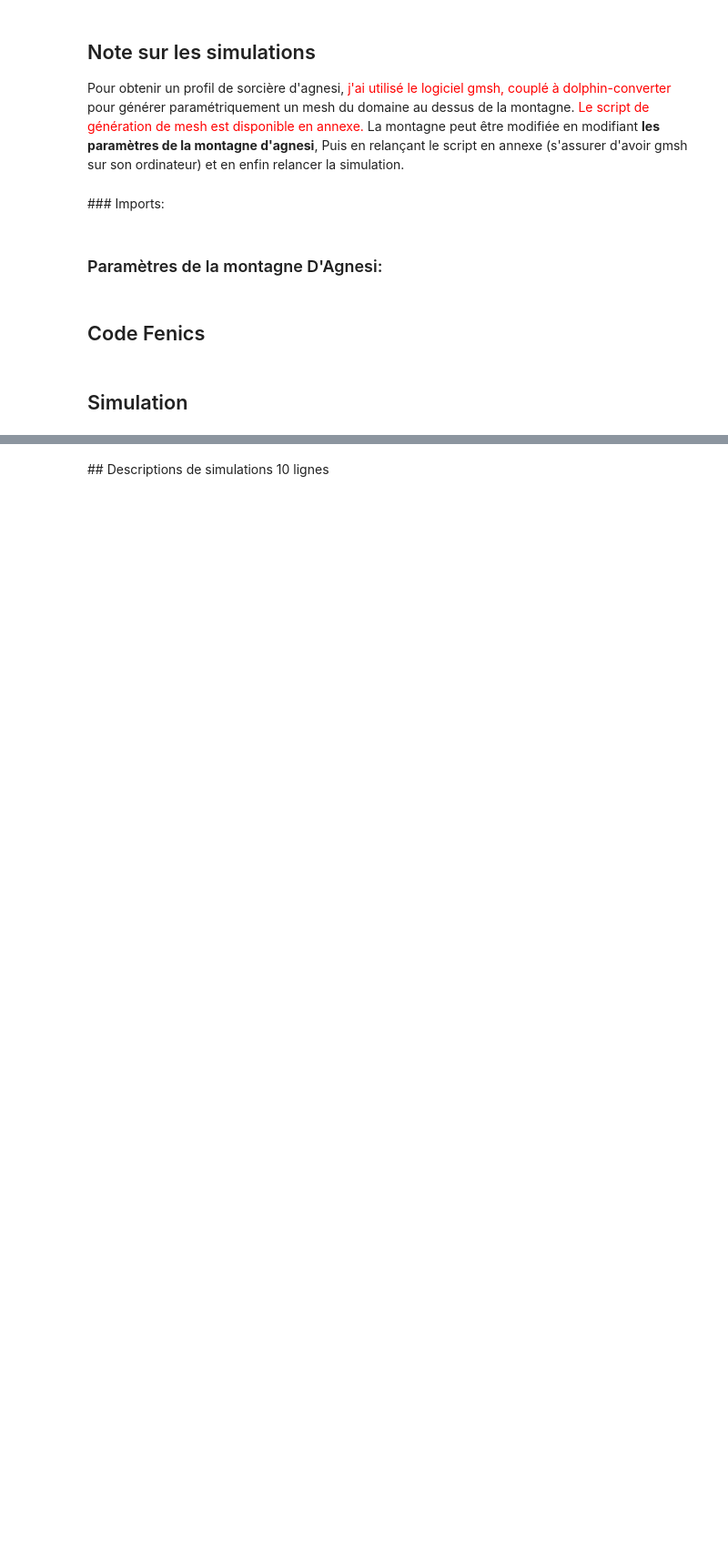
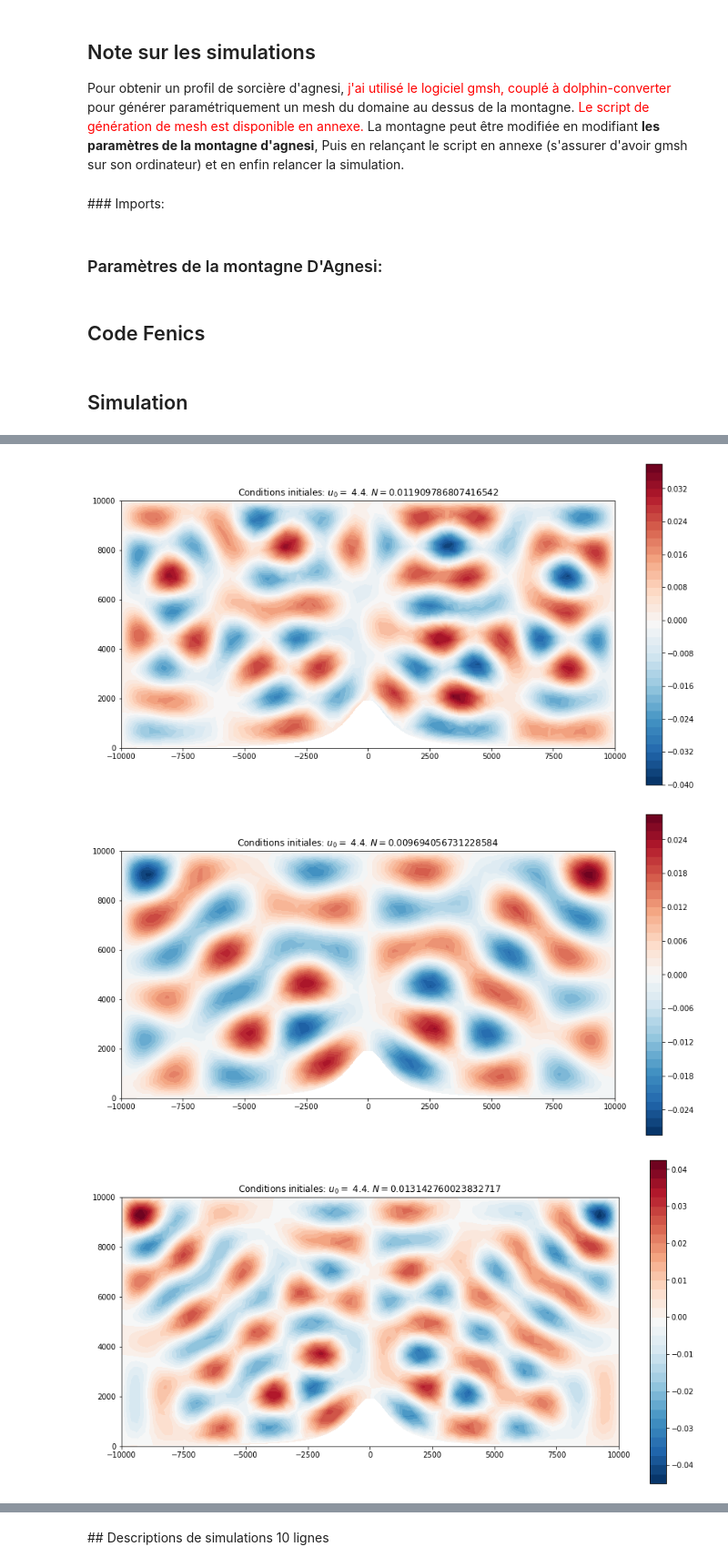
Before and after one commit to spineki/fenics_scorer, a Jupyter notebook: mini_projet_fenics_antoine_marras.ipynb, the cells around one changed output, grey strips where cells are left out. Shown at 91% size. Cells and saved outputs as stored; diff of their text form; code cells hidden in the pictures; blank space fills up the shorter version.

```diff
--- a/mini_projet_fenics_antoine_marras.ipynb
+++ b/mini_projet_fenics_antoine_marras.ipynb
@@ -103,11 +102,15 @@ def get_geometry(path_to_mesh_xml = 'generated_mesh.xml', path_to_physical_regio
     return mesh, markers, dx, V
 
 
-def simulation(u_0, N, mesh, markers, dx, V, epsi=10**(-6), plot_w = 15, plot_h = 8):
+def simulation(u_0, N, mesh, dx, V, epsi=10**(-6), plot_w = 15, plot_h = 8):
     """
-    u_0: vitesse horizontale initiale du vent en amont de la montagne
-    N: fréquence de fréquence de Brunt-Väisälä
-    epsi: # precision demandée pour éviter les erreurs d'égalité de flottants
+    u_0:  vitesse horizontale initiale du vent en amont de la montagne
+    N:    fréquence de fréquence de Brunt-Väisälä
+    mesh: le mesh sur lequel s'execute la simulation
+    dx:   Les pas de discrétisation du mesh
+    V:    l'espace fonctionnel asocié au mesh
+    epsi: precision demandée pour éviter les erreurs d'égalité de flottants
+
     """
 
     l=N/u_0
@@ -130,9 +133,9 @@ def simulation(u_0, N, mesh, markers, dx, V, epsi=10**(-6), plot_w = 15, plot_h
     u = TrialFunction(V)
     v = TestFunction(V)
     f = Constant(0.0)
-    cte = Constant(l) #vitesse horizontale ~ 4.4m/s, et fréquence N ~ 0.012s-1 -> 0.002727 ?
+    cte = Constant(l)
     a = - dot(grad(u), grad(v))*dx + cte*cte*u*v*dx
-    L = f*v*dx # 0
+    L = f*v*dx # 0 obligé de passer par cette astuce pour que l logiciel l'interprète comme un problème linéaire
     # -----------------------------------------------------------------------------------------------------------------
 
     # Calcul de la solution
@@ -143,7 +146,7 @@ def simulation(u_0, N, mesh, markers, dx, V, epsi=10**(-6), plot_w = 15, plot_h
     # Affichage
     plt.rcParams['figure.figsize'] = [plot_w, plot_h] # Pour avour une image plus grande
     # plot(mesh) # affichage du mesh sur la figure (peut être commenté)
-    p = plot(u)
+    p = plot(u, cmap = "RdBu_r") # RdBu
     plt.title("Conditions initiales: $u_0 =$ " + str(u_0) + ". $N=$" + str(N))
     pyplot.colorbar(p)# ajout d'une barre colorée
 
@@ -181,0 +194,12 @@ for N in N_list:
+# %%
+# A vitesse constante, mais avec N suivant une loi normale
+# BUt: Voir l'effet de la variable aléatoire N
+
+nb_simulation = 5
+N_list = np.random.normal(N_atm, sigma, nb_simulation)
+for N in N_list:
+    simulation(u_0=u_0, N=N, mesh=mesh, dx=dx, V=V)
+# %% [output]
+[figure, added]
+[figure, added]
+[figure, added]
```
Also changed, not shown: parts of 5 cells of this notebook.
